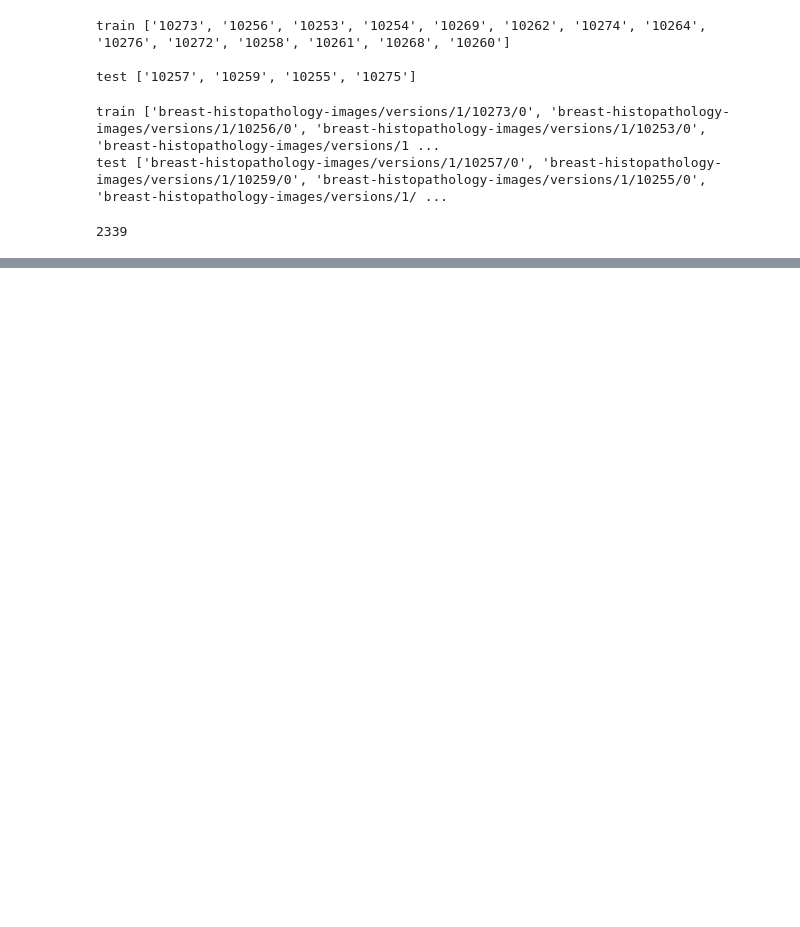
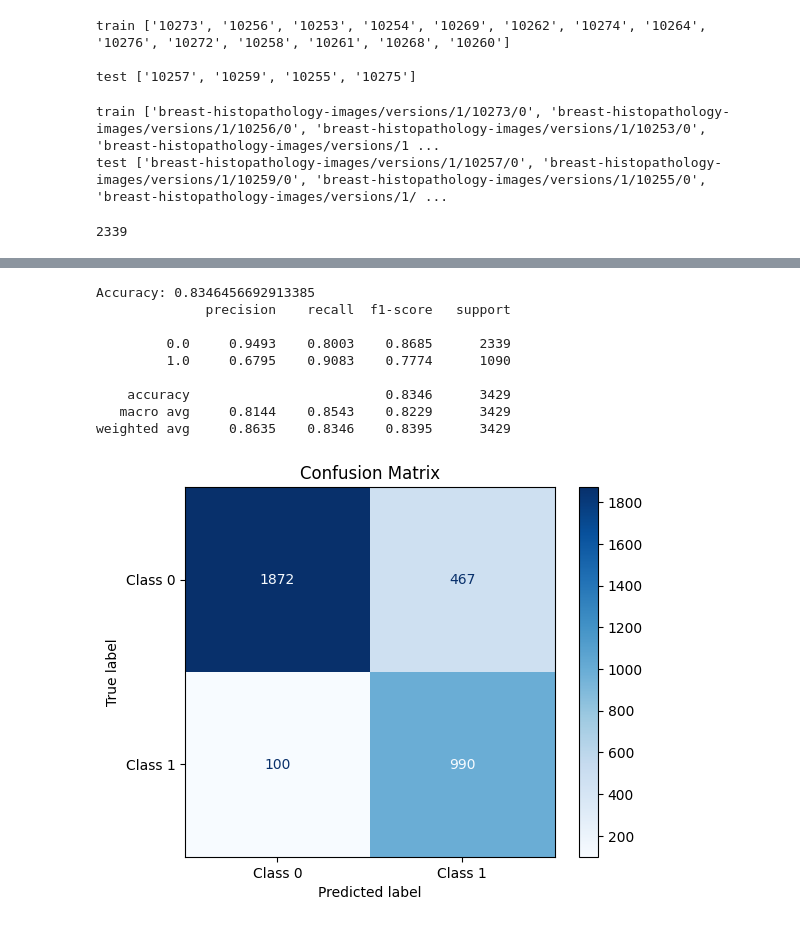
Before and after one commit to maruyaya/binary-classification, a Jupyter notebook: logistic_regression.ipynb, the cells around one changed output, grey strips where cells are left out. Cells and saved outputs as stored; diff of their text form; code cells hidden in the pictures; blank space fills up the shorter version.

Commit message:
Added EDA, feature scaling, PCA, logistic regression classifier, and ROC AUC evaluation.

```diff
--- a/logistic_regression.ipynb
+++ b/logistic_regression.ipynb
@@ -93,3 +105,19 @@ test_1 = flatten_data(test_1_folder)
 len(test_0)
 # %% [output]
 2339
+# %%
+# ----- train -----
+X_train = np.vstack([train_0, train_1])
+
+y_train = np.hstack([
+    np.zeros(len(train_0)),
+    np.ones(len(train_1))
+])
+
+# ----- test -----
+X_test = np.vstack([test_0, test_1])
+
+y_test = np.hstack([
+    np.zeros(len(test_0)),
+    np.ones(len(test_1))
+])
@@ -95,0 +159,42 @@ len(test_0)
+# %%
+from sklearn.pipeline import Pipeline
+from sklearn.preprocessing import StandardScaler
+from sklearn.decomposition import PCA
+from sklearn.linear_model import LogisticRegression
+from sklearn.metrics import classification_report, confusion_matrix, accuracy_score, ConfusionMatrixDisplay
+import matplotlib.pyplot as plt
+
+pipe = Pipeline([
+    ("scaler", StandardScaler()),
+    ("pca", PCA(n_components=100, random_state=1234)),
+    ("logreg", LogisticRegression(
+        max_iter=1000,
+        class_weight='balanced',
+        solver='liblinear',
+        random_state=1234
+    ))
+])
+
+pipe.fit(X_train, y_train)
+
+y_pred = pipe.predict(X_test)
+
+print("Accuracy:", accuracy_score(y_test, y_pred))
+print(classification_report(y_test, y_pred, digits=4))
+
+cm = confusion_matrix(y_test, y_pred)
+disp = ConfusionMatrixDisplay(confusion_matrix=cm, display_labels=["Class 0", "Class 1"])
+disp.plot(cmap="Blues")
+plt.title("Confusion Matrix")
+plt.show()
+# %% [output]
+Accuracy: 0.8346456692913385
+              precision    recall  f1-score   support
+
+         0.0     0.9493    0.8003    0.8685      2339
+         1.0     0.6795    0.9083    0.7774      1090
+
+    accuracy                         0.8346      3429
+   macro avg     0.8144    0.8543    0.8229      3429
+weighted avg     0.8635    0.8346    0.8395      3429
+[figure, added]
```
Also changed, not shown: parts of 5 cells of this notebook, 1 other file.
